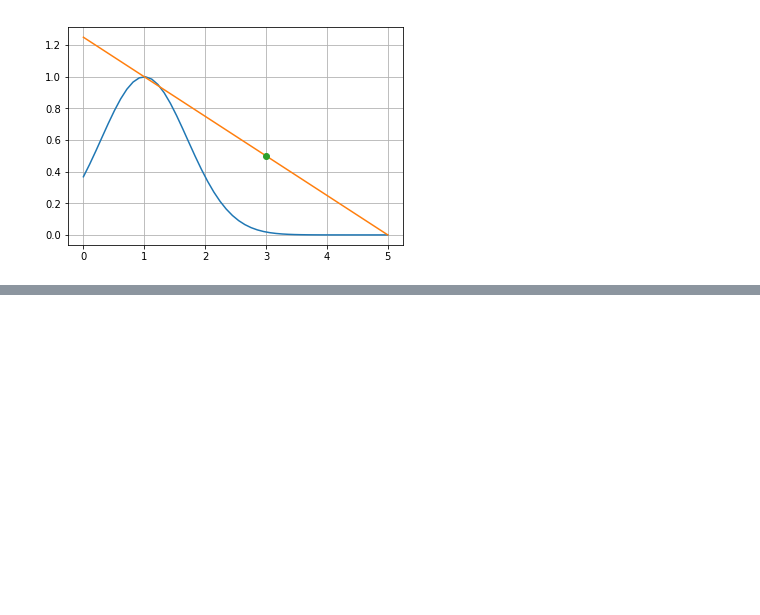
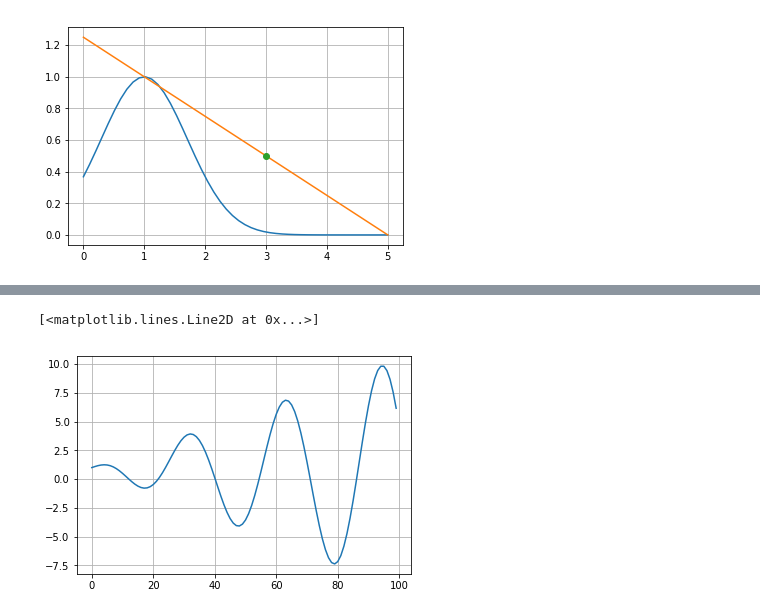
Before and after one commit to jssfilho/JupyterNoteBooks, a Jupyter notebook: atividadeMetodosAbertos.ipynb, the cells around one changed output, grey strips where cells are left out. Cells and saved outputs as stored; diff of their text form; code cells hidden in the pictures; blank space fills up the shorter version.

```diff
--- a/atividadeMetodosAbertos.ipynb
+++ b/atividadeMetodosAbertos.ipynb
@@ -117,0 +156,9 @@ plt.plot(3, 1/2, marker='o')
+# %%
+#exercicio 10
+def funcao(x):
+    return np.exp(-x/11) + x*np.cos(2*x)
+plt.grid(True)
+plt.plot(funcao(np.arange(0,10,0.1)))
+# %% [output]
+[<matplotlib.lines.Line2D at 0x...>]
+[figure, added]
```
Also changed, not shown: parts of 6 cells of this notebook, 1 other file.
